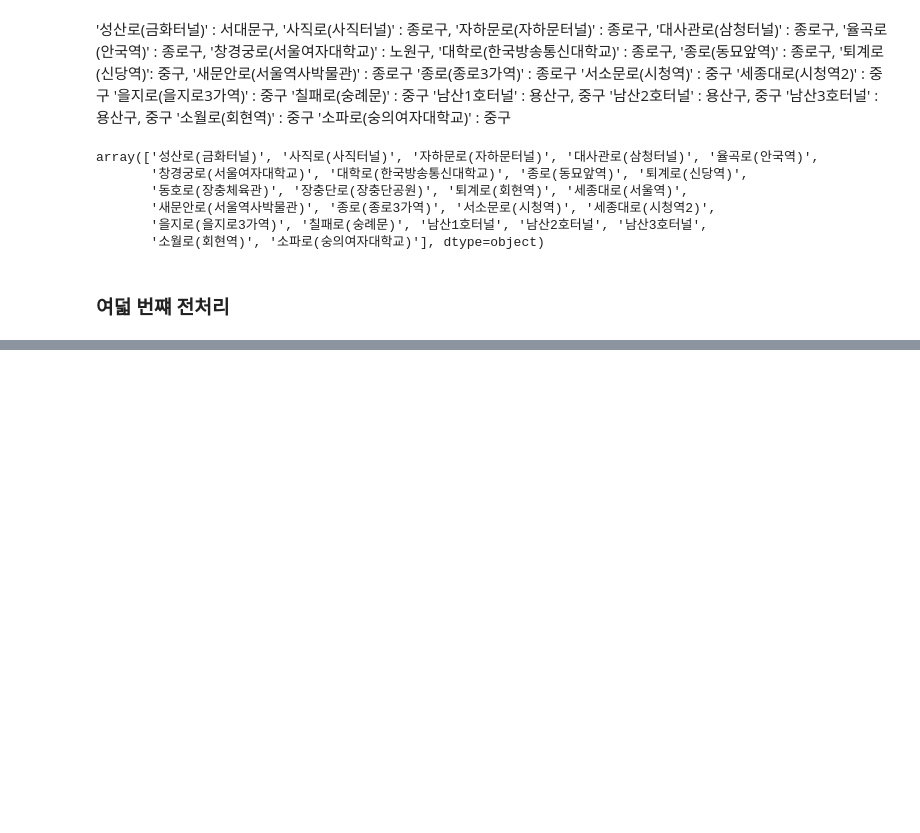
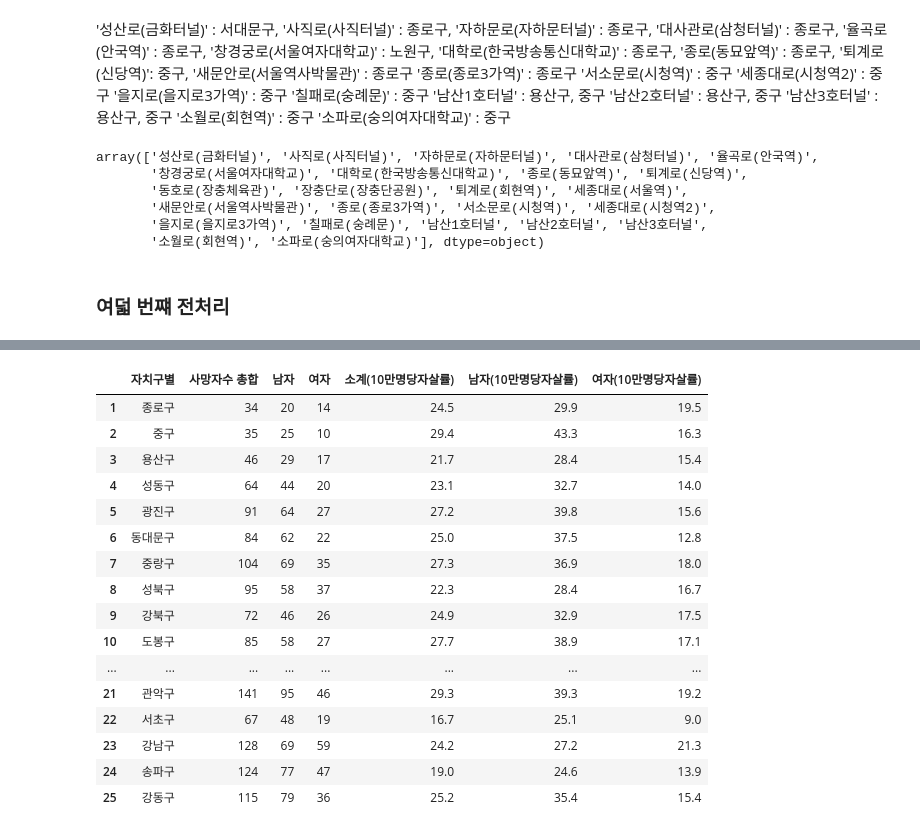
Before and after one commit to CityCrimeResearch/MidProject, a Jupyter notebook: ipynbTest/Junhyeok/Processing2.ipynb, the cells around one changed output, grey strips where cells are left out. Drawn from its saved outputs; the diff is of its cells as text; code cells hidden in the pictures; blank space fills up the shorter version.

```diff
--- a/ipynbTest/Junhyeok/Processing2.ipynb
+++ b/ipynbTest/Junhyeok/Processing2.ipynb
@@ -629,0 +649,32 @@ foreigner_df = pd.read_csv("data/raw/고용지표_20250529155101.csv")
+# %%
+# 자치구별(1) 컬럼 삭제
+suicide_df.drop('자치구별(1)', axis=1, inplace=True)
+# 컬럼 이름을 바꿔준다.
+suicide_df = suicide_df.rename(columns={'자치구별(2)': '자치구별',
+                                        '소계' : '사망자수 총합'
+})
+# %%
+# 지워진 컬럼 느낌의 값 이름을 컬럼에 추가해서 바꿔준다.
+suicide_df.columns = [col.replace('.1', '(10만명당자살률)') for col in suicide_df.columns]
+# %%
+# 소계 열을 지워준다.
+suicide_df = suicide_df[(suicide_df['자치구별'] != '소계')]
+suicide_df
+# %% [output]
+|  | 자치구별 | 사망자수 총합 | 남자 | 여자 | 소계(10만명당자살률) | 남자(10만명당자살률) | 여자(10만명당자살률) |
+| 1 | 종로구 | 34 | 20 | 14 | 24.5 | 29.9 | 19.5 |
+| 2 | 중구 | 35 | 25 | 10 | 29.4 | 43.3 | 16.3 |
+| 3 | 용산구 | 46 | 29 | 17 | 21.7 | 28.4 | 15.4 |
+| 4 | 성동구 | 64 | 44 | 20 | 23.1 | 32.7 | 14.0 |
+| 5 | 광진구 | 91 | 64 | 27 | 27.2 | 39.8 | 15.6 |
+| 6 | 동대문구 | 84 | 62 | 22 | 25.0 | 37.5 | 12.8 |
+| 7 | 중랑구 | 104 | 69 | 35 | 27.3 | 36.9 | 18.0 |
+| 8 | 성북구 | 95 | 58 | 37 | 22.3 | 28.4 | 16.7 |
+| 9 | 강북구 | 72 | 46 | 26 | 24.9 | 32.9 | 17.5 |
+| 10 | 도봉구 | 85 | 58 | 27 | 27.7 | 38.9 | 17.1 |
+| ... | ... | ... | ... | ... | ... | ... | ... |
+| 21 | 관악구 | 141 | 95 | 46 | 29.3 | 39.3 | 19.2 |
+| 22 | 서초구 | 67 | 48 | 19 | 16.7 | 25.1 | 9.0 |
+| 23 | 강남구 | 128 | 69 | 59 | 24.2 | 27.2 | 21.3 |
+| 24 | 송파구 | 124 | 77 | 47 | 19.0 | 24.6 | 13.9 |
+| 25 | 강동구 | 115 | 79 | 36 | 25.2 | 35.4 | 15.4 |
```
Also changed, not shown: parts of 3 cells of this notebook, 1 other file.
